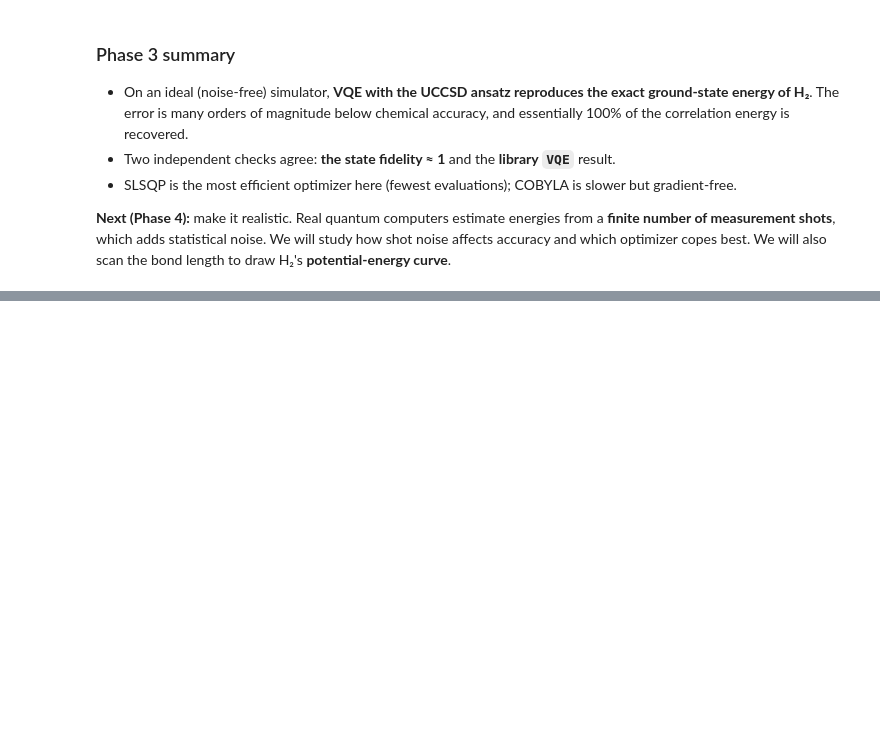
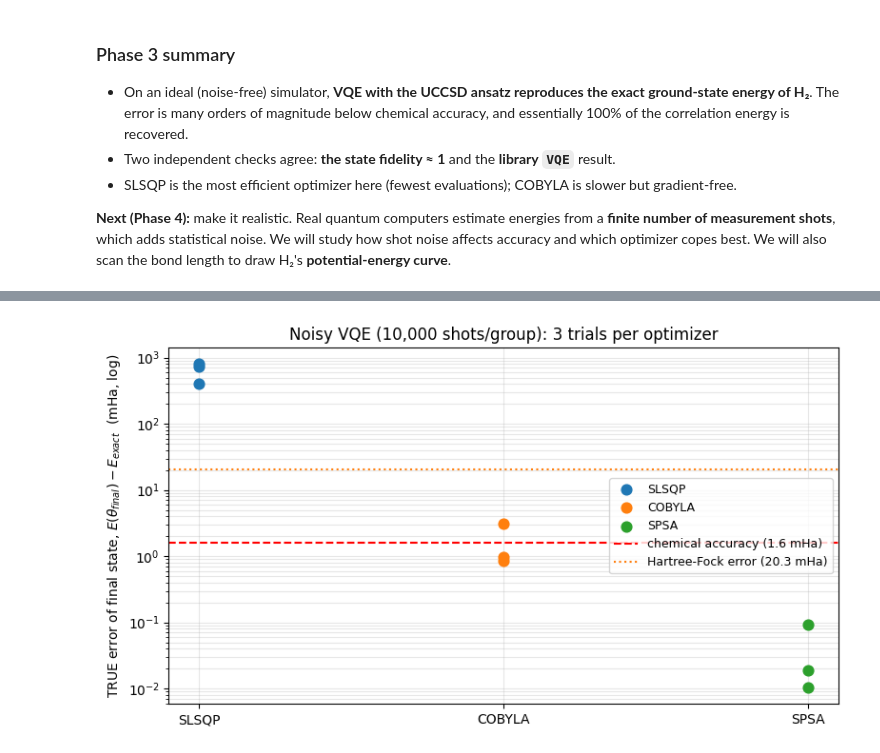
Before and after one commit to arjun-whiteshadow/qiskit-fall-fest-26, a Jupyter notebook: challenge.ipynb, the cells around one changed output, grey strips where cells are left out. Saved outputs shown, nothing was run; the diff lists cells and outputs as text; code cells hidden in the pictures; blank space fills up the shorter version.

```diff
--- a/challenge.ipynb
+++ b/challenge.ipynb
@@ -929,0 +955,29 @@ which optimizer copes best. We will also scan the bond length to draw H₂'s **p
+# %%
+import itertools
+from qiskit.primitives import BackendEstimatorV2
+
+shot_backend = AerSimulator()                       # samples measurement outcomes shot by shot
+shot_estimator = BackendEstimatorV2(backend=shot_backend)
+seed_counter = itertools.count(start=2026)          # new seed per call -> independent but reproducible noise
+
+groups = hamiltonian_isa.group_commuting(qubit_wise=True)
+print(f"Hamiltonian: {len(hamiltonian_isa)} Pauli terms -> {len(groups)} measurement groups:")
+for g in groups:
+    print("   ", g.paulis.to_labels())
+
+
+def noisy_energy(theta, shots):
+    '''Total energy estimated from `shots` measurements per group (statistical noise included).'''
+    shot_backend.set_options(seed_simulator=next(seed_counter))
+    result = shot_estimator.run([(ansatz_isa, hamiltonian_isa, theta)], precision=1 / np.sqrt(shots)).result()[0]
+    return float(result.data.evs) + nuclear_repulsion
+
+
+def exact_energy(theta):
+    '''Noise-free energy of the same circuit, which we use to judge the *true* quality of a theta.'''
+    return float(StatevectorEstimator().run([(ansatz_isa, hamiltonian_isa, theta)]).result()[0].data.evs) + nuclear_repulsion
+
+
+# Confirm the precision -> shots conversion
+meta = shot_estimator.run([(ansatz_isa, hamiltonian_isa, theta_opt)], precision=1 / np.sqrt(10_000)).result()[0].metadata
+print(f"\nprecision 1/sqrt(10000) -> shots per group used by the estimator: {meta['shots']}")
@@ -929,0 +1117,18 @@ which optimizer copes best. We will also scan the bond length to draw H₂'s **p
+# %%
+fig, ax = plt.subplots(figsize=(8, 4.5))
+names = list(noisy_results)
+for i, name in enumerate(names):
+    true_err = [(r["true"] - E_exact) * 1000 for r in noisy_results[name]]
+    ax.scatter([i] * len(true_err), true_err, s=60, zorder=3, label=f"{name}")
+ax.axhline(1.6, color="red", ls="--", label="chemical accuracy (1.6 mHa)")
+ax.axhline(hf_energy * 1000 - E_exact * 1000, color="tab:orange", ls=":", label="Hartree-Fock error (20.3 mHa)")
+ax.set_yscale("log")
+ax.set_xticks(range(len(names)), names)
+ax.set_ylabel(r"TRUE error of final state, $E(\theta_{final}) - E_{exact}$  (mHa, log)")
+ax.set_title(f"Noisy VQE ({NOISY_SHOTS:,} shots/group): {N_TRIALS} trials per optimizer")
+ax.legend(fontsize=9, loc="center right")
+ax.grid(alpha=0.3, which="both")
+plt.tight_layout()
+plt.show()
+# %% [output]
+[figure, added]
```
Also changed, not shown: parts of 14 cells of this notebook, 2 other files.
